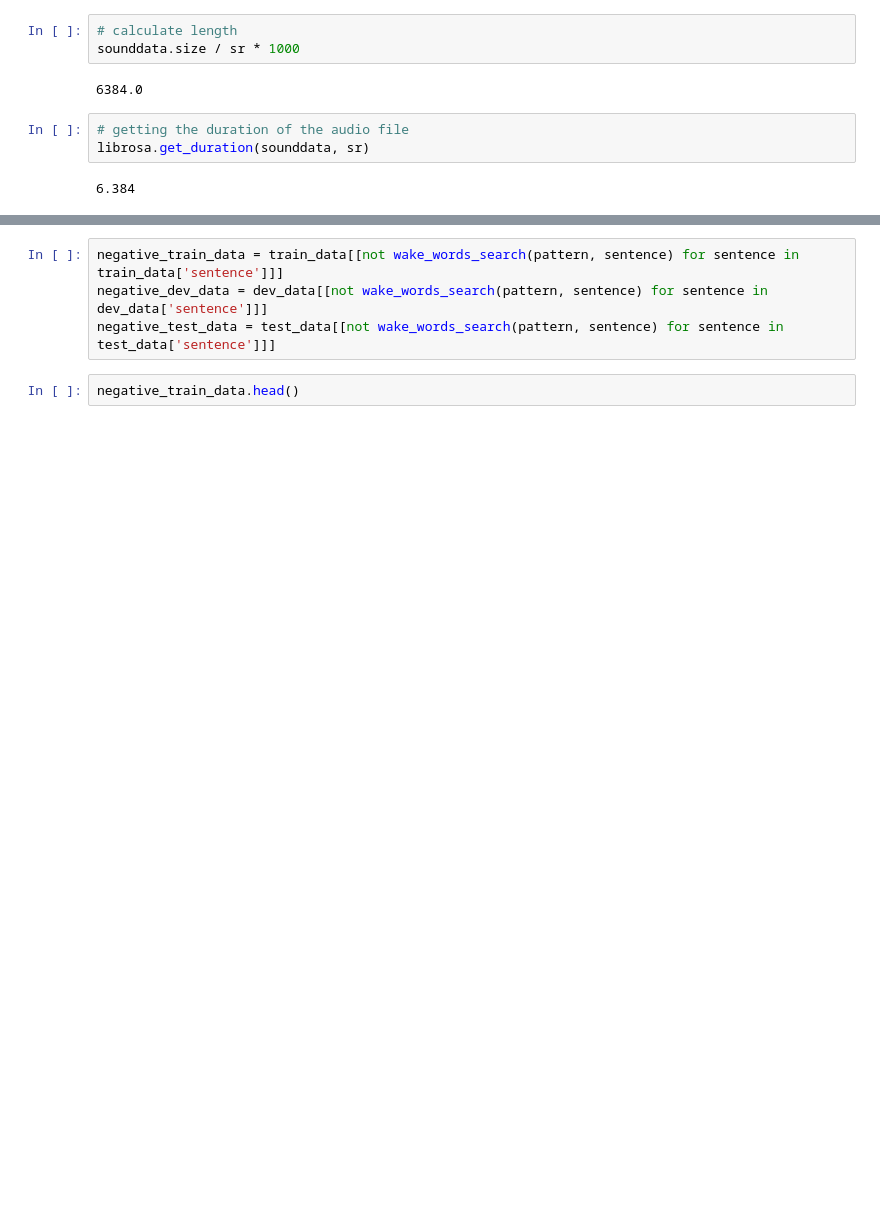
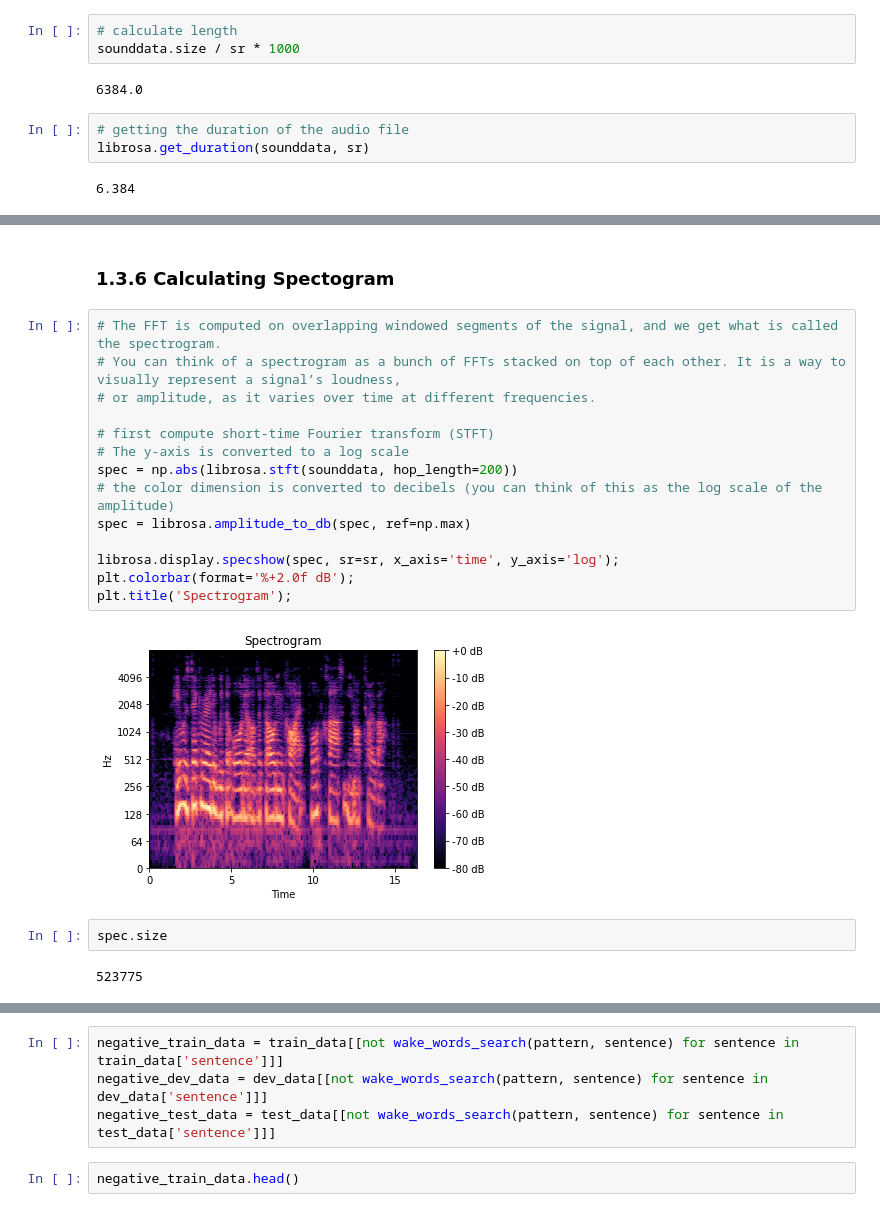
Before and after one commit to rajashekar/colab, a Jupyter notebook: wake_word_scratch.ipynb, the cells around one changed output, grey strips where cells are left out. Drawn from its saved outputs; the diff is of its cells as text; blank space fills up the shorter version.

```diff
--- a/wake_word_scratch.ipynb
+++ b/wake_word_scratch.ipynb
@@ -162,0 +268,22 @@ Audio(sounddata,rate=sr)
+# %% [markdown]
+### 1.3.6 Calculating Spectogram
+# %%
+# The FFT is computed on overlapping windowed segments of the signal, and we get what is called the spectrogram.
+# You can think of a spectrogram as a bunch of FFTs stacked on top of each other. It is a way to visually represent a signal’s loudness,
+# or amplitude, as it varies over time at different frequencies.
+
+# first compute short-time Fourier transform (STFT)
+# The y-axis is converted to a log scale
+spec = np.abs(librosa.stft(sounddata, hop_length=200))
+# the color dimension is converted to decibels (you can think of this as the log scale of the amplitude)
+spec = librosa.amplitude_to_db(spec, ref=np.max)
+
+librosa.display.specshow(spec, sr=sr, x_axis='time', y_axis='log');
+plt.colorbar(format='%+2.0f dB');
+plt.title('Spectrogram');
+# %% [output]
+[figure, added]
+# %%
+spec.size
+# %% [output]
+523775
```
Also changed, not shown: parts of 70 cells of this notebook.
